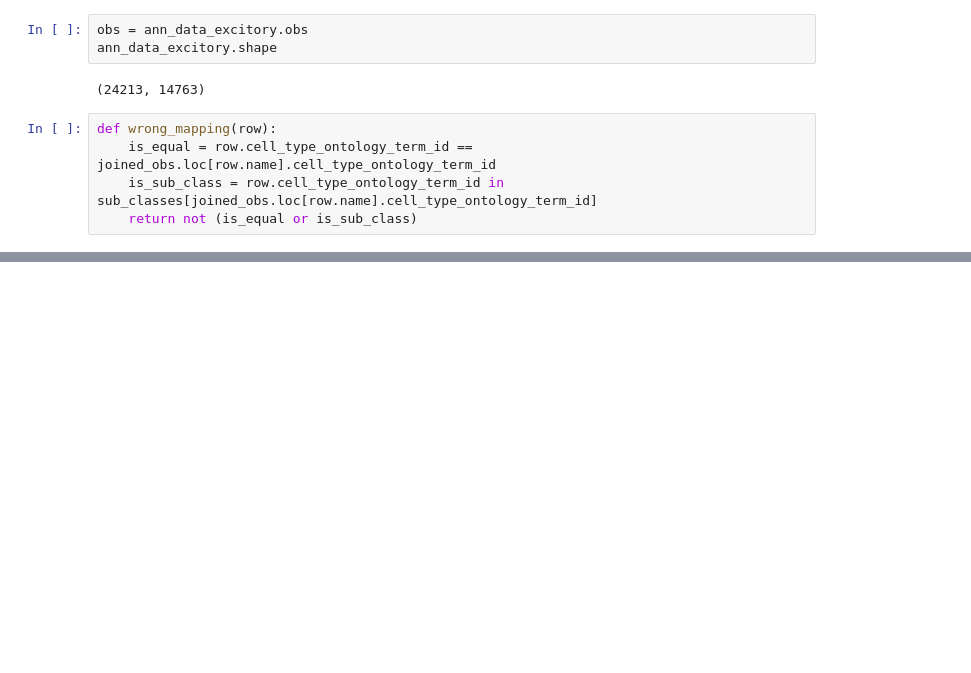
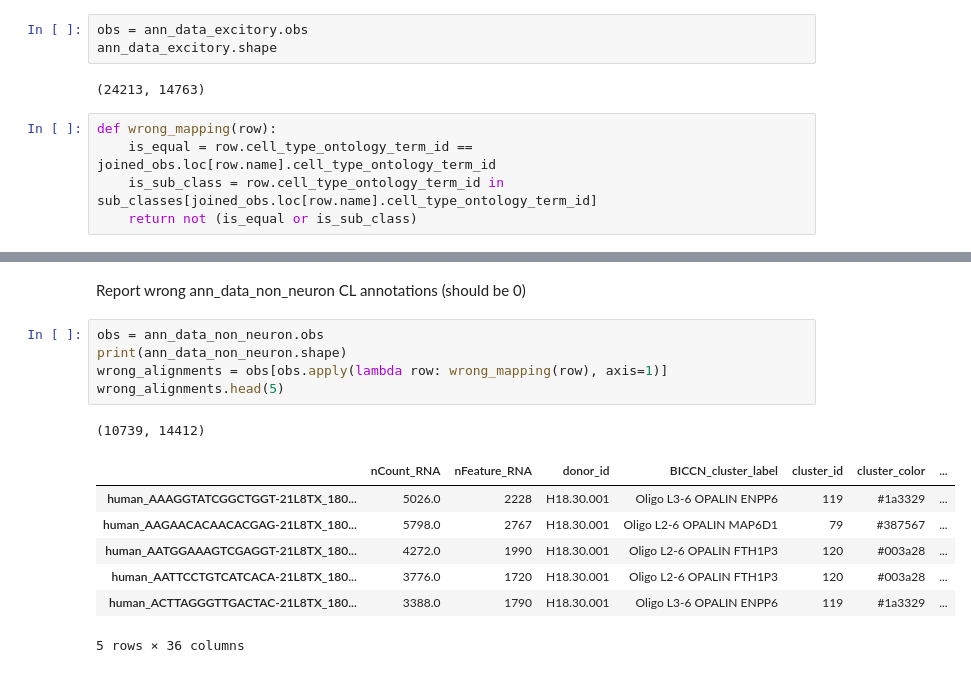
Before and after one commit to hkir-dev/h5ad-annotation, a Jupyter notebook: BDSO-multi-species-correlation.ipynb, the cells around one changed output, grey strips where cells are left out. Drawn from its saved outputs; the diff is of its cells as text; blank space fills up the shorter version.

```diff
--- a/BDSO-multi-species-correlation.ipynb
+++ b/BDSO-multi-species-correlation.ipynb
@@ -564,0 +557,16 @@ Name: human_AACCTTTCATTGGATC-21L8TX_180927_001_A01, dtype: object
+# %% [markdown]
+Report wrong ann_data_non_neuron CL annotations (should be 0)
+# %%
+obs = ann_data_non_neuron.obs
+print(ann_data_non_neuron.shape)
+wrong_alignments = obs[obs.apply(lambda row: wrong_mapping(row), axis=1)]
+wrong_alignments.head(5)
+# %% [output]
+(10739, 14412)
+|  | nCount_RNA | nFeature_RNA | donor_id | BICCN_cluster_label | cluster_id | cluster_color | ... |
+| human_AAAGGTATCGGCTGGT-21L8TX_180... | 5026.0 | 2228 | H18.30.001 | Oligo L3-6 OPALIN ENPP6 | 119 | #1a3329 | ... |
+| human_AAGAACACAACACGAG-21L8TX_180... | 5798.0 | 2767 | H18.30.001 | Oligo L2-6 OPALIN MAP6D1 | 79 | #387567 | ... |
+| human_AATGGAAAGTCGAGGT-21L8TX_180... | 4272.0 | 1990 | H18.30.001 | Oligo L2-6 OPALIN FTH1P3 | 120 | #003a28 | ... |
+| human_AATTCCTGTCATCACA-21L8TX_180... | 3776.0 | 1720 | H18.30.001 | Oligo L2-6 OPALIN FTH1P3 | 120 | #003a28 | ... |
+| human_ACTTAGGGTTGACTAC-21L8TX_180... | 3388.0 | 1790 | H18.30.001 | Oligo L3-6 OPALIN ENPP6 | 119 | #1a3329 | ... |
+5 rows × 36 columns
```
Also changed, not shown: parts of 13 cells of this notebook.
